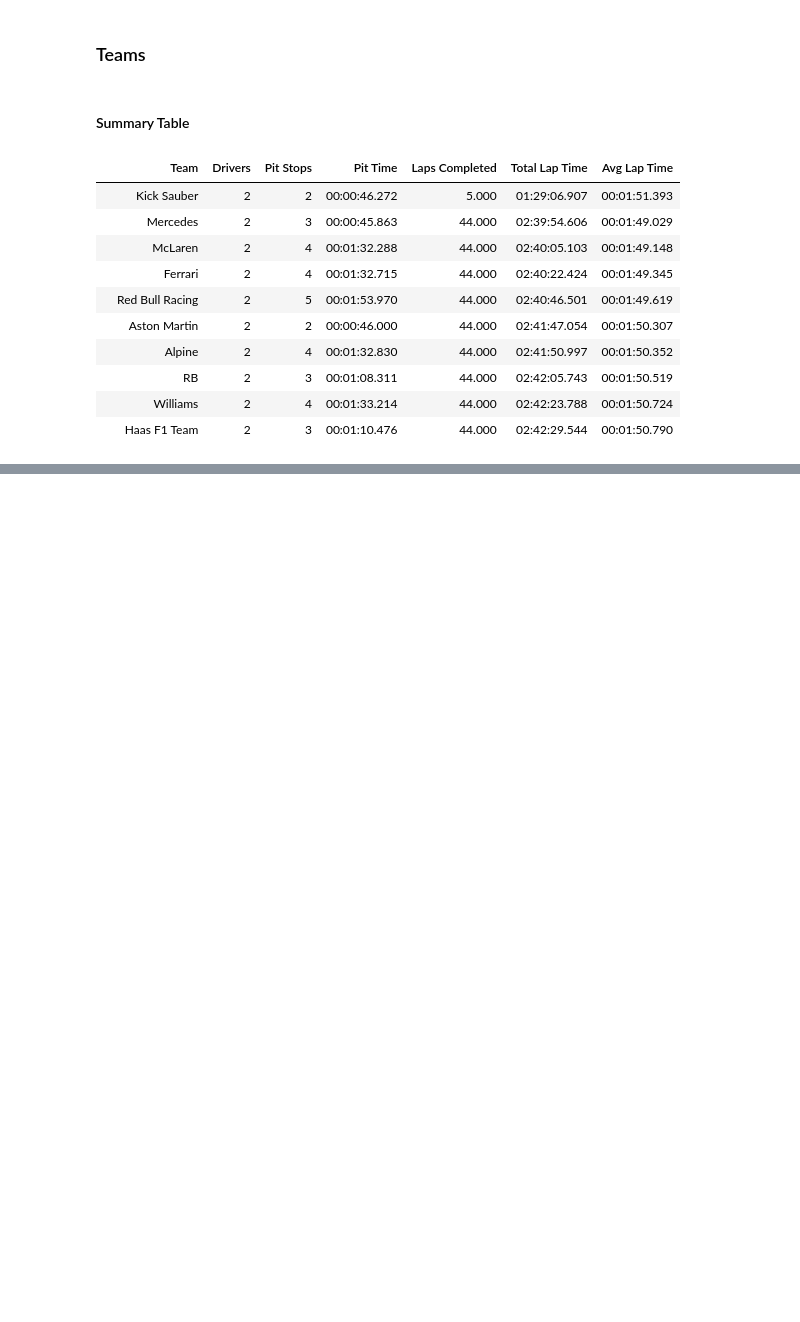
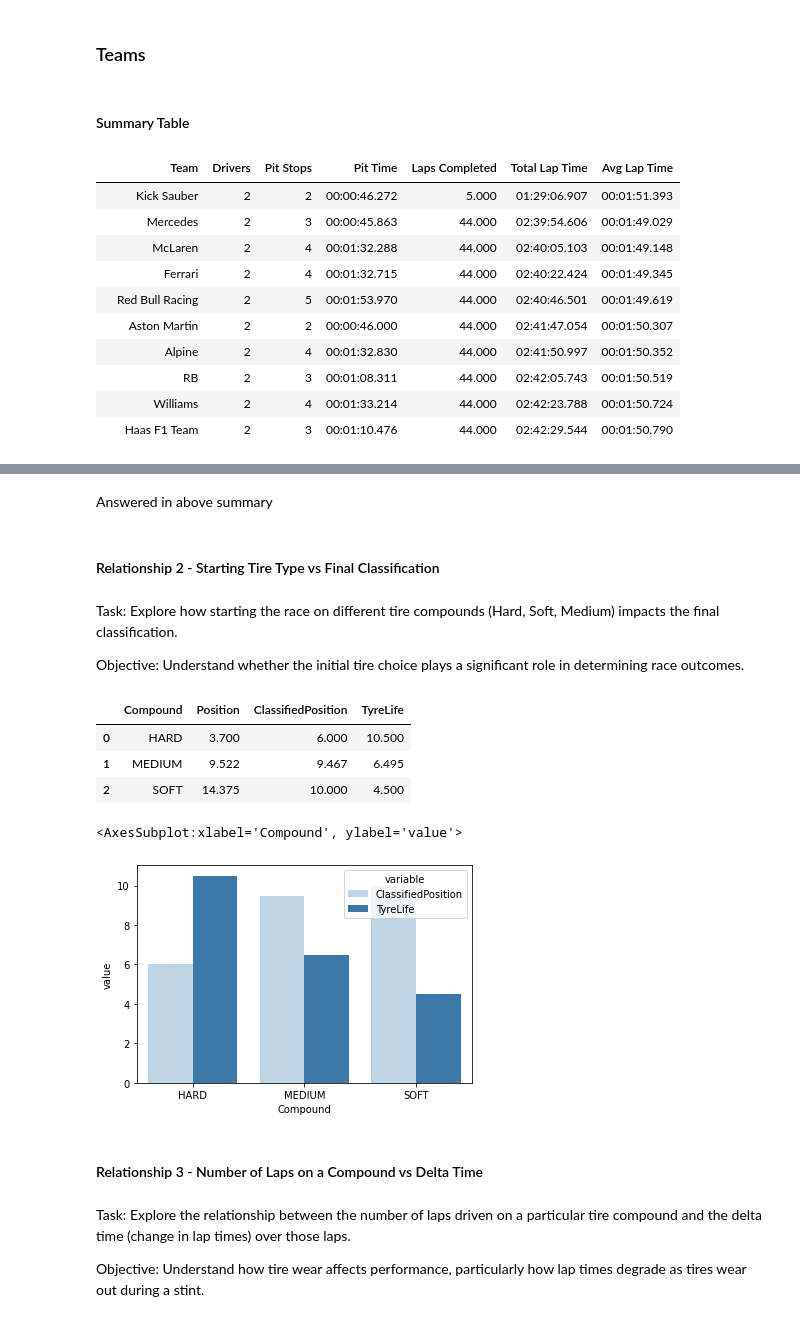
Before and after one commit to MyNameIsCalvinDavis/Data-Science, a Jupyter notebook: F1/F1.ipynb, the cells around one changed output, grey strips where cells are left out. Drawn from its saved outputs; the diff is of its cells as text; code cells hidden in the pictures; blank space fills up the shorter version.

Commit message:
Relationships

```diff
--- a/F1/F1.ipynb
+++ b/F1/F1.ipynb
@@ -1310,0 +1381,43 @@ teams_summary.sort_values("Total Lap Time")
+# %% [markdown]
+Answered in above summary
+# %% [markdown]
+#### Relationship 2 - Starting Tire Type vs Final Classification
+# %% [markdown]
+Task: Explore how starting the race on different tire compounds (Hard, Soft, Medium) impacts the final classification.
+
+Objective: Understand whether the initial tire choice plays a significant role in determining race outcomes.
+# %%
+lapsg = laps[laps["Stint"] == 1].merge(results_raw[["EventName", "Abbreviation", "ClassifiedPosition"]], \
+                                left_on=["EventName", "Driver"], right_on=["EventName", "Abbreviation"])
+lapsg = lapsg[pd.to_numeric(lapsg['ClassifiedPosition'], errors='coerce').notnull()]
+lapsg["ClassifiedPosition"] = lapsg["ClassifiedPosition"].astype(int)
+lapsg = lapsg.groupby("Compound").mean()[["Position", "ClassifiedPosition", "TyreLife"]].reset_index()
+lapsgg = lapsg.melt(id_vars=["Compound"], value_vars=["ClassifiedPosition", "TyreLife"])
+lapsg
+# %% [output]
+|  | Compound | Position | ClassifiedPosition | TyreLife |
+| 0 | HARD | 3.700 | 6.000 | 10.500 |
+| 1 | MEDIUM | 9.522 | 9.467 | 6.495 |
+| 2 | SOFT | 14.375 | 10.000 | 4.500 |
+# %%
+# Stolen from https://stackoverflow.com/questions/36271302/changing-color-scale-in-seaborn-bar-plot
+def colors_from_values(values, palette_name):
+    # normalize the values to range [0, 1]
+    normalized = (values - min(values)) / (max(values) - min(values))
+    # convert to indices
+    indices = np.round(normalized * (len(values) - 1)).astype(np.int32)
+    # use the indices to get the colors
+    palette = sns.color_palette(palette_name, len(values))
+    return np.array(palette).take(indices, axis=0)
+
+
+sns.barplot(data=lapsgg, x="Compound", y="value", hue="variable", palette=colors_from_values(lapsgg["value"], "Blues"))
+# %% [output]
+<AxesSubplot:xlabel='Compound', ylabel='value'>
+[figure, added]
+# %% [markdown]
+#### Relationship 3 - Number of Laps on a Compound vs Delta Time
+# %% [markdown]
+Task: Explore the relationship between the number of laps driven on a particular tire compound and the delta time (change in lap times) over those laps.
+
+Objective: Understand how tire wear affects performance, particularly how lap times degrade as tires wear out during a stint.
```
Also changed, not shown: parts of 13 cells of this notebook.
